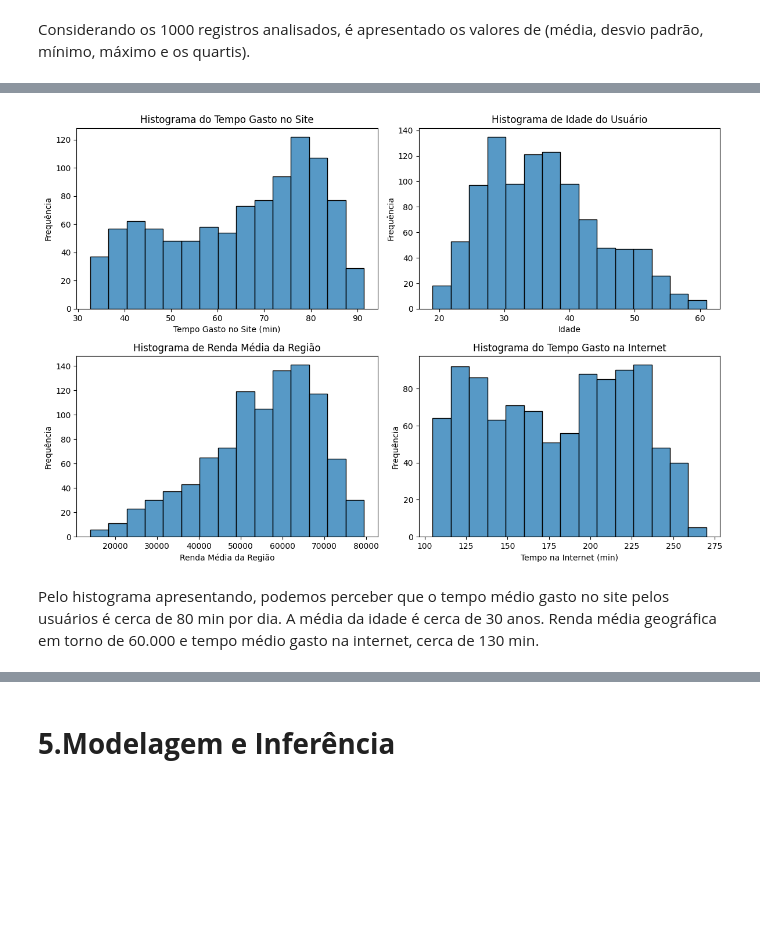
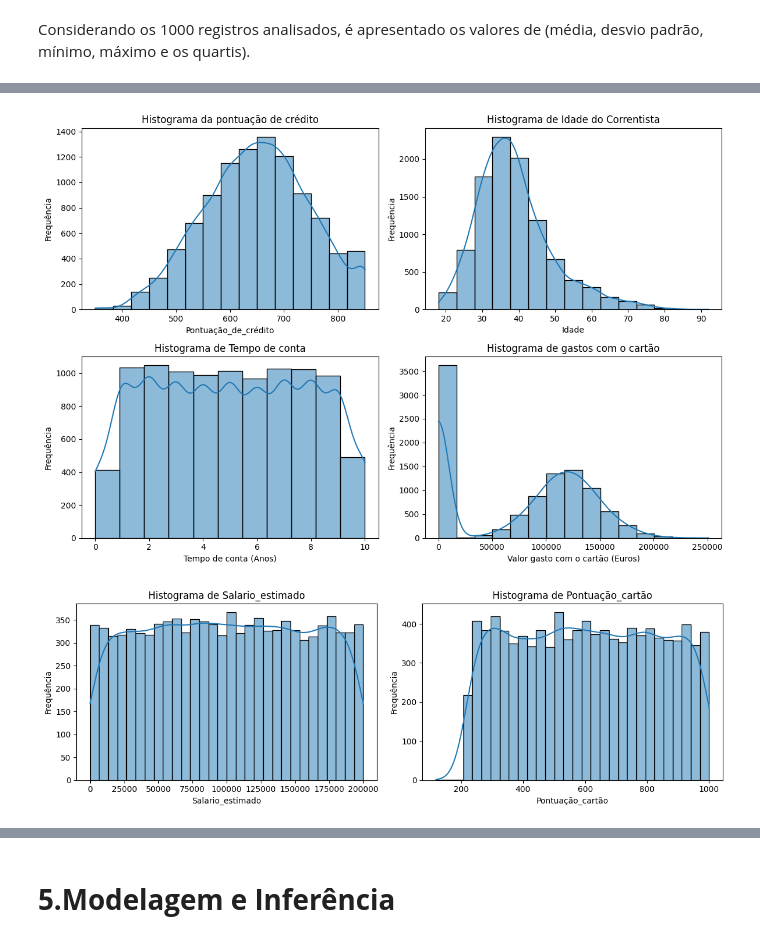
Before and after one commit to higordevellard/Customer_churn_in_a_bank, a Jupyter notebook: machine_learning_rotatividade_clientes.ipynb, the cells around one changed output, grey strips where cells are left out. Saved outputs shown, nothing was run; the diff lists cells and outputs as text; code cells hidden in the pictures; blank space fills up the shorter version.

```diff
--- a/machine_learning_rotatividade_clientes.ipynb
+++ b/machine_learning_rotatividade_clientes.ipynb
@@ -47,7 +48,9 @@ O dataset escolhido para este projeto está disponível no Kaggle, conforme o se
 url_1 = 'https://raw.githubusercontent.com/higordevellard/Rotatividade_de_clientes_em_um_banco/main/Customer-Churn-Records.csv'
 
 # Labels dos atributos do dataset
-labels_atributos = ['Tempo_no_site', 'Idade', 'Renda_media_regiao', 'Tempo_internet', 'Título_do_anuncio', 'Cidade', 'Masculino', 'País', 'Registro_tempo', 'Click_no_anúncio']
+labels_atributos = ['ID', 'Sobrenome', 'Pontuação_de_crédito', 'Localização', 'Gênero', 'Idade', 'Tempo_conta', 'Gasto_cartão', 'Qtd_produtos',\
+                    'Cartão_de_crédito', 'Membro_ativo', 'Salario_estimado', 'Conta_encerrada', 'Reclamação', 'Pontuação_satisfação',\
+                    'Tipo_de_cartão', 'Pontuação_cartão']
 
 # Lê o arquivo
 dataset = pd.read_csv(url_1, names=labels_atributos, header=0, delimiter=',')
@@ -152,2 +152,4 @@ dataset.head(10)
+# %%
+dataset_2 = dataset.drop(["ID", "Sobrenome"], axis=1)
 # %%
 # Resumo estatístico do dataset.
@@ -167,37 +187,58 @@ Considerando os 1000 registros analisados, é apresentado os valores de (média,
 # %%
 # Criar um subplot com duas linhas e duas colunas
 fig, axs = plt.subplots(nrows=2, ncols=2, figsize=(12, 8))
 
-# Plotar o histograma de Tempo_no_site
-sns.histplot(dataset['Tempo_no_site'], kde=False, bins=15, ax=axs[0, 0])
-axs[0, 0].set_xlabel("Tempo Gasto no Site (min)")
+# Plotar o histograma de pontuação de crédito
+sns.histplot(dataset_2['Pontuação_de_crédito'], kde=True, bins=15, ax=axs[0, 0])
+axs[0, 0].set_xlabel("Pontuação_de_crédito")
 axs[0, 0].set_ylabel("Frequência")
-axs[0, 0].set_title("Histograma do Tempo Gasto no Site")
+axs[0, 0].set_title("Histograma da pontuação de crédito")
 
 # Plotar o histograma de Idade
-sns.histplot(dataset['Idade'], kde=False, bins=15, ax=axs[0, 1])
+sns.histplot(dataset_2['Idade'], kde=True, bins=15, ax=axs[0, 1])
 axs[0, 1].set_xlabel("Idade")
 axs[0, 1].set_ylabel("Frequência")
-axs[0, 1].set_title("Histograma de Idade do Usuário")
+axs[0, 1].set_title("Histograma de Idade do Correntista")
 
-# Plotar o histograma de Renda_media_regiao
-sns.histplot(dataset['Renda_media_regiao'], kde=False, bins=15, ax=axs[1, 0])
-axs[1, 0].set_xlabel("Renda Média da Região")
+# Plotar o histograma de tempo de conta do correntista
+sns.histplot(dataset_2['Tempo_conta'], kde=True, bins=11, ax=axs[1, 0])
+axs[1, 0].set_xlabel("Tempo de conta (Anos)")
 axs[1, 0].set_ylabel("Frequência")
-axs[1, 0].set_title("Histograma de Renda Média da Região")
+axs[1, 0].set_title("Histograma de Tempo de conta")
 
-# Plotar o histograma de Tempo_internet
-sns.histplot(dataset['Tempo_internet'], kde=False, bins=15, ax=axs[1, 1])
-axs[1, 1].set_xlabel("Tempo na Internet (min)")
+# Plotar o histograma do gasto com o cartão
+sns.histplot(dataset_2['Gasto_cartão'], kde=True, bins=15, ax=axs[1, 1])
+axs[1, 1].set_xlabel("Valor gasto com o cartão (Euros)")
 axs[1, 1].set_ylabel("Frequência")
-axs[1, 1].set_title("Histograma do Tempo Gasto na Internet")
+axs[1, 1].set_title("Histograma de gastos com o cartão")
 
 # Ajuste de layout
 plt.tight_layout()
 
 # Exibição dos histogramas
 plt.show()
 # %% [output]
-[figure, old version]
+[figure, new version]
-# %% [markdown]
-Pelo histograma apresentando, podemos perceber que o tempo médio gasto no site pelos usuários é cerca de 80 min por dia. A média da idade é cerca de 30 anos. Renda média geográfica em torno de 60.000 e tempo médio gasto na internet, cerca de 130 min.
+# %%
+# Criar um subplot com uma linha e duas colunas
+fig, axs = plt.subplots(nrows=1, ncols=2, figsize=(12, 4))
+
+# Plotar o histograma de Salario_estimado
+sns.histplot(dataset_2['Salario_estimado'], kde=True, bins=30, ax=axs[0])
+axs[0].set_xlabel("Salario_estimado")
+axs[0].set_ylabel("Frequência")
+axs[0].set_title("Histograma de Salario_estimado")
+
+# Plotar o histograma de Pontuação_cartão
+sns.histplot(dataset_2['Pontuação_cartão'], kde=True, bins=30, ax=axs[1])
+axs[1].set_xlabel("Pontuação_cartão")
+axs[1].set_ylabel("Frequência")
+axs[1].set_title("Histograma de Pontuação_cartão")
+
+# Ajuste de layout
+plt.tight_layout()
+
+# Exibição dos histogramas
+plt.show()
+# %% [output]
+[figure, added]
```
Also changed, not shown: parts of 33 cells of this notebook.
